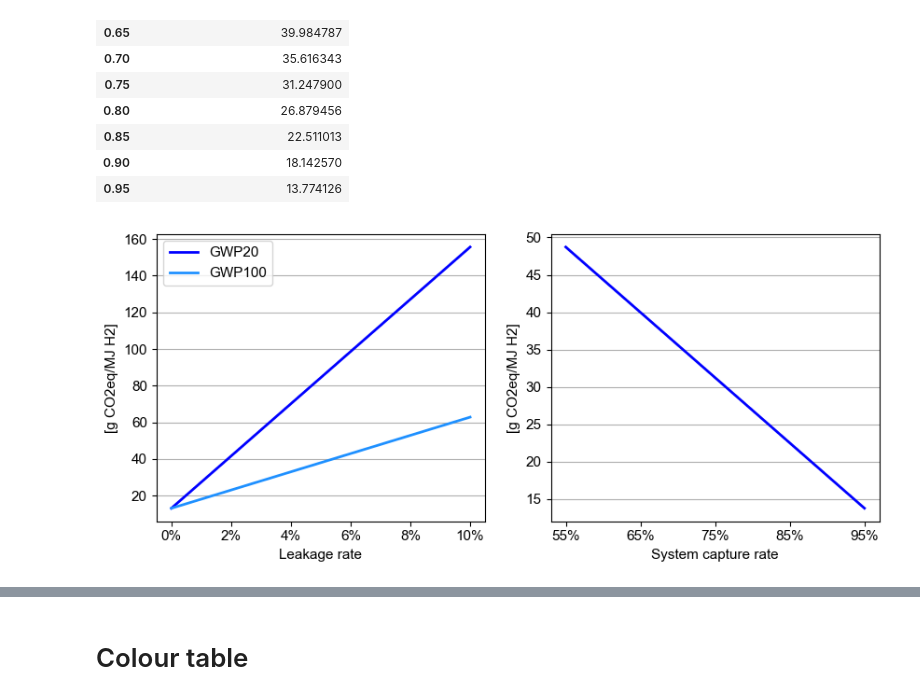
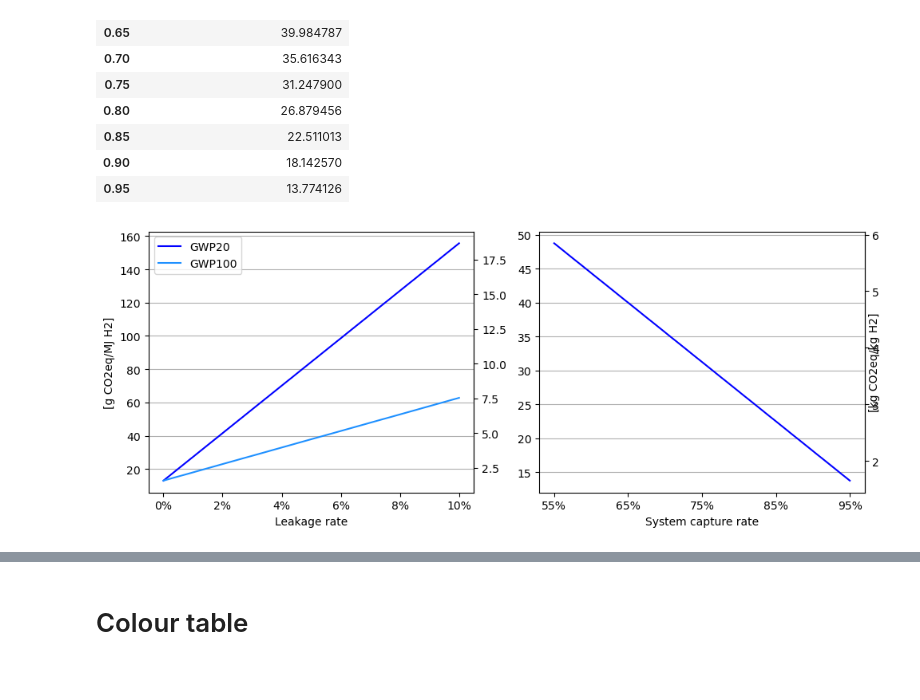
Before and after one commit to ReuterJakob/H2_pathways_repo, a Jupyter notebook: notebooks/Emissions/Production_emissions.ipynb, the cells around one changed output, grey strips where cells are left out. Drawn from its saved outputs; the diff is of its cells as text; code cells hidden in the pictures.

```diff
--- a/notebooks/Emissions/Production_emissions.ipynb
+++ b/notebooks/Emissions/Production_emissions.ipynb
@@ -676,30 +667,48 @@ capture_sensi.to_csv('capture_sensi.csv', sep = ';')
 # %%
-fig, ax = plt.subplots(figsize=(10,4))
-plt.subplot(1,2,1)
+import matplotlib.ticker as mtick
+fig = plt.figure(figsize=(10,4))
 
+ax = fig.add_subplot(1, 2, 1)
+#plt.subplot(1,2,1)
+ax.secondary_yaxis('right', functions=(lambda MJ: MJ*120/1000, lambda kg: kg/120), label= '[kg CO2eq/kg H2]')
+plt.locator_params(axis='y', nbins=10)
 plt.plot(leakage_sensi_GWP20, color='blue', linestyle='solid', label = 'GWP20' )
 plt.plot(leakage_sensi_GWP100, color='dodgerblue',linestyle='-', label = 'GWP100')
+
 plt.grid(True, axis='y')
 ax.set_axisbelow(True)
-#labels =
+
+
 plt.xticks(np.arange(0,0.105, 0.02), ['0%', '2%', '4%', '6%', '8%', '10%'] )
+
 plt.ylabel('[g CO2eq/MJ H2]')
 plt.xlabel('Leakage rate')
 plt.legend()
 
 #Capture rates
-plt.subplot(1,2,2)
+ax2 = fig.add_subplot(1, 2, 2)
+
 plt.plot(capture_sensi, color='blue', linestyle='solid')
 plt.grid(True, axis='y')
 ax.set_axisbelow(True)
-plt.ylabel('[g CO2eq/MJ H2]')
-plt.xlabel('System capture rate'           )
-#plt.xticks(np.arange(0.55,0.95, 0.1), ['55%', '60%', '65%', '70%', '75%', '80%', '85%', '90%', '95%'] )
+#ax.secondary_yaxis('right', functions=(lambda MJ: MJ*120/1000, lambda kg: kg/120), label= '[kg CO2eq/kg H2]')
+#secax.set_ylabel = ('[g CO2eq/g H2]')
+#plt.ylabel('[g CO2eq/MJ H2]')
+plt.xlabel('System capture rate')
+
+#ax.xaxis.set_major_formatter(mtick.PercentFormatter(1, decimals=None))
 plt.xticks(np.arange(0.55,1, 0.1), ['55%',  '65%',  '75%',  '85%',  '95%'] )
 
+ax2.secondary_yaxis('right', functions=(lambda MJ: MJ*120/1000, lambda kg: kg/120), label = ('[kg CO2eq/kg H2]'))
+
+ax2.yaxis.set_label_position('right')
+
+plt.ylabel('[kg CO2eq/kg H2]')
+plt.locator_params(axis='y', nbins=10)
+fig.tight_layout(pad=1)
 title = 'Leakage_and_capture_sensi'
-plt.savefig(path_plt + title + '.png', transparent=True)
+#plt.savefig(path_plt + title + '.png', transparent=True)
 
 plt.show()
 # %% [output]
-[figure, old version]
+[figure, new version]
```
Also changed, not shown: parts of 11 cells of this notebook, 1 other file.
